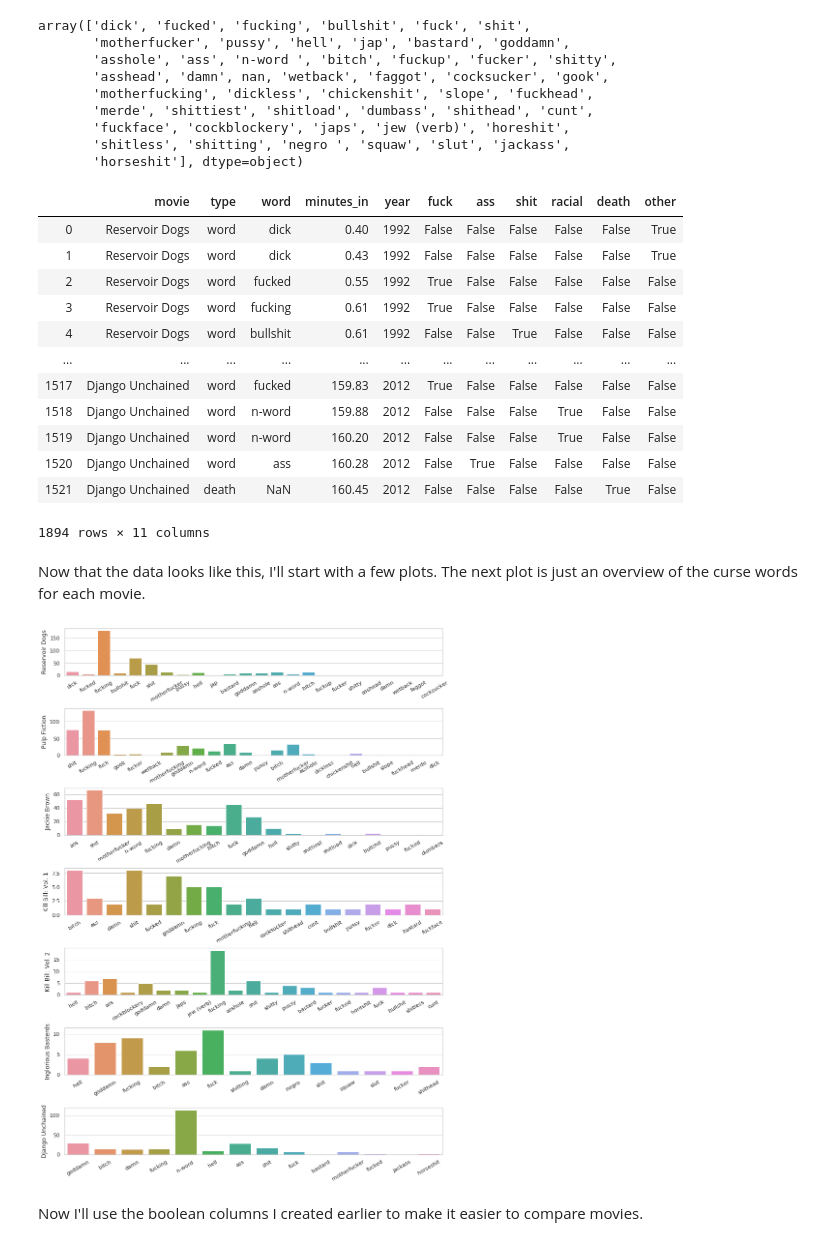
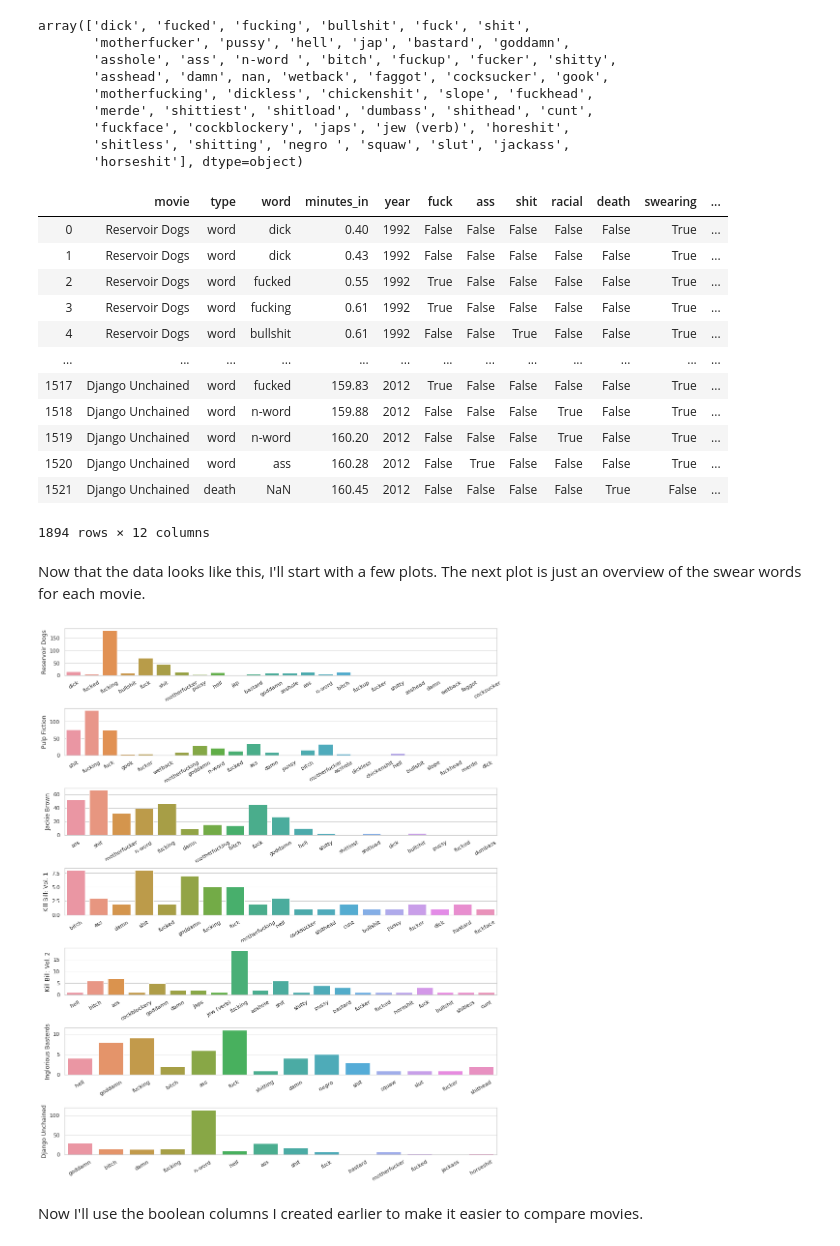
Before and after one commit to cellinebutuem/tarantino-cursing-visualization, a Jupyter notebook: tarantino-visual.ipynb, the cells around one changed output. Saved outputs shown, nothing was run; the diff lists cells and outputs as text; code cells hidden in the pictures.

```diff
--- a/tarantino-visual.ipynb
+++ b/tarantino-visual.ipynb
@@ -115,42 +115,43 @@ data['ass'] = ['ass' in w for w in data.word]
 data['shit'] = ['shit' in w for w in data.word]
 racial = ['japs', 'jew (verb)', 'n-word ', 'negro']
 data['racial'] = [w in racial for w in data.word]
-data['death']=[w == 'death' for w in data.type]
+data['death'] = [w == 'death' for w in data.type]
+data['swearing'] = [w == 'word' for w in data.type]
 data['other']=data.word
 for i in range(len(data.word)):
     data['other'][i] = not( data.death[i]+data.fuck[i]+data.ass[i]+data.racial[i]+data.shit[i] )
 
 data
 # %% [output]
-|  | movie | type | word | minutes_in | year | fuck | ass | shit | racial | death | other |
-| 0 | Reservoir Dogs | word | dick | 0.40 | 1992 | False | False | False | False | False | True |
-| 1 | Reservoir Dogs | word | dick | 0.43 | 1992 | False | False | False | False | False | True |
-| 2 | Reservoir Dogs | word | fucked | 0.55 | 1992 | True | False | False | False | False | False |
-| 3 | Reservoir Dogs | word | fucking | 0.61 | 1992 | True | False | False | False | False | False |
-| 4 | Reservoir Dogs | word | bullshit | 0.61 | 1992 | False | False | True | False | False | False |
-| ... | ... | ... | ... | ... | ... | ... | ... | ... | ... | ... | ... |
-| 1517 | Django Unchained | word | fucked | 159.83 | 2012 | True | False | False | False | False | False |
-| 1518 | Django Unchained | word | n-word | 159.88 | 2012 | False | False | False | True | False | False |
-| 1519 | Django Unchained | word | n-word | 160.20 | 2012 | False | False | False | True | False | False |
-| 1520 | Django Unchained | word | ass | 160.28 | 2012 | False | True | False | False | False | False |
-| 1521 | Django Unchained | death | NaN | 160.45 | 2012 | False | False | False | False | True | False |
+|  | movie | type | word | minutes_in | year | fuck | ass | shit | racial | death | swearing | ... |
+| 0 | Reservoir Dogs | word | dick | 0.40 | 1992 | False | False | False | False | False | True | ... |
+| 1 | Reservoir Dogs | word | dick | 0.43 | 1992 | False | False | False | False | False | True | ... |
+| 2 | Reservoir Dogs | word | fucked | 0.55 | 1992 | True | False | False | False | False | True | ... |
+| 3 | Reservoir Dogs | word | fucking | 0.61 | 1992 | True | False | False | False | False | True | ... |
+| 4 | Reservoir Dogs | word | bullshit | 0.61 | 1992 | False | False | True | False | False | True | ... |
+| ... | ... | ... | ... | ... | ... | ... | ... | ... | ... | ... | ... | ... |
+| 1517 | Django Unchained | word | fucked | 159.83 | 2012 | True | False | False | False | False | True | ... |
+| 1518 | Django Unchained | word | n-word | 159.88 | 2012 | False | False | False | True | False | True | ... |
+| 1519 | Django Unchained | word | n-word | 160.20 | 2012 | False | False | False | True | False | True | ... |
+| 1520 | Django Unchained | word | ass | 160.28 | 2012 | False | True | False | False | False | True | ... |
+| 1521 | Django Unchained | death | NaN | 160.45 | 2012 | False | False | False | False | True | False | ... |
-1894 rows × 11 columns
+1894 rows × 12 columns
 # %% [markdown]
-Now that the data looks like this, I'll start with a few plots. The next plot is just an overview of the curse words for each movie.
+Now that the data looks like this, I'll start with a few plots. The next plot is just an overview of the swear words for each movie.
 # %%
 data.word.replace({'NaN':np.nan},inplace=True) # for plotting purposes
-sns.set(style='whitegrid', context='notebook')
-fig, m = plt.subplots(7, 1, figsize=(14, 20), sharex=False)
+sns.set(style='whitegrid', context='notebook', palette='RdBu')
+fig, m = plt.subplots(7, 1, figsize=(16, 20), sharex=False)
 plt.subplots_adjust(hspace = 0.7)
 movies = data.movie.unique()
 x = [data.word[(data.movie == m)] for m in movies]
 xa = data.word
 for i in range(7):
     m[i] = sns.countplot(x=x[i], data=data, ax=m[i])
     m[i].set_xticklabels(m[i].get_xticklabels(), rotation=30)
     m[i].set_ylabel(movies[i])
     m[i].set_xlabel('')
 # %% [output]
-[figure, old version]
+[figure, new version]
 # %% [markdown]
 Now I'll use the boolean columns I created earlier to make it easier to compare movies.
```
Also changed, not shown: parts of 11 cells of this notebook.
